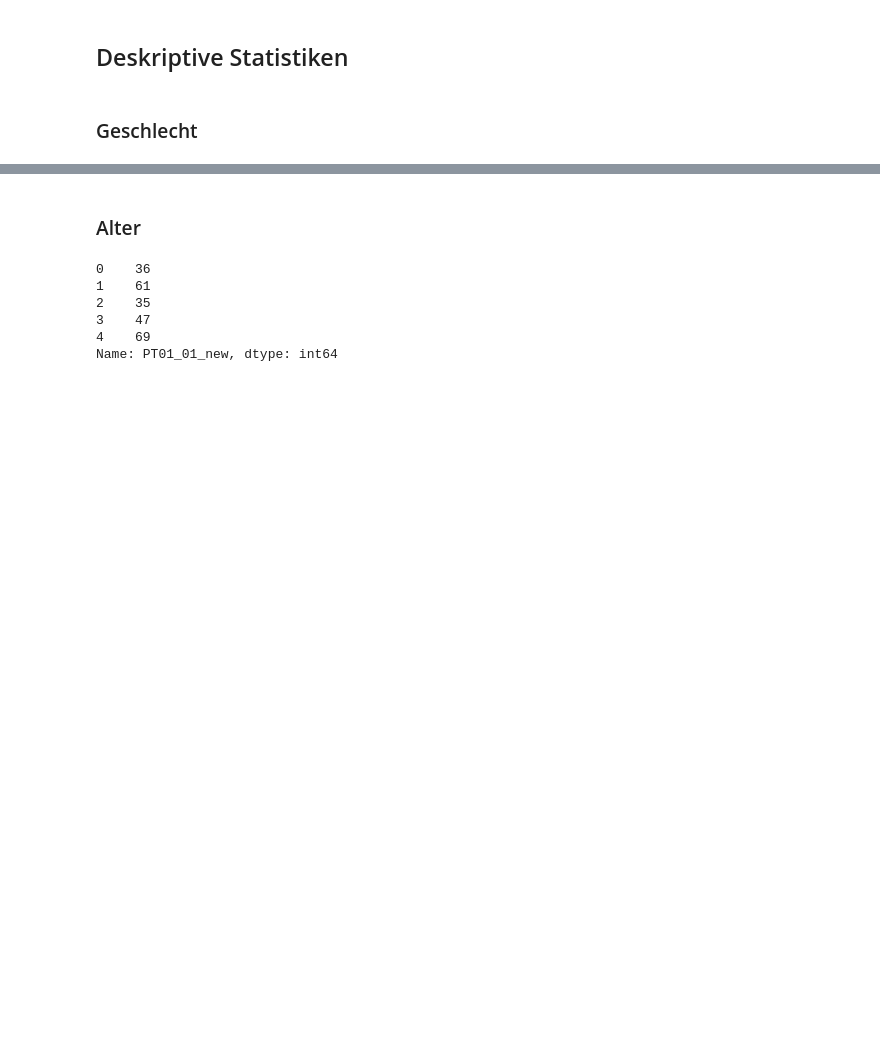
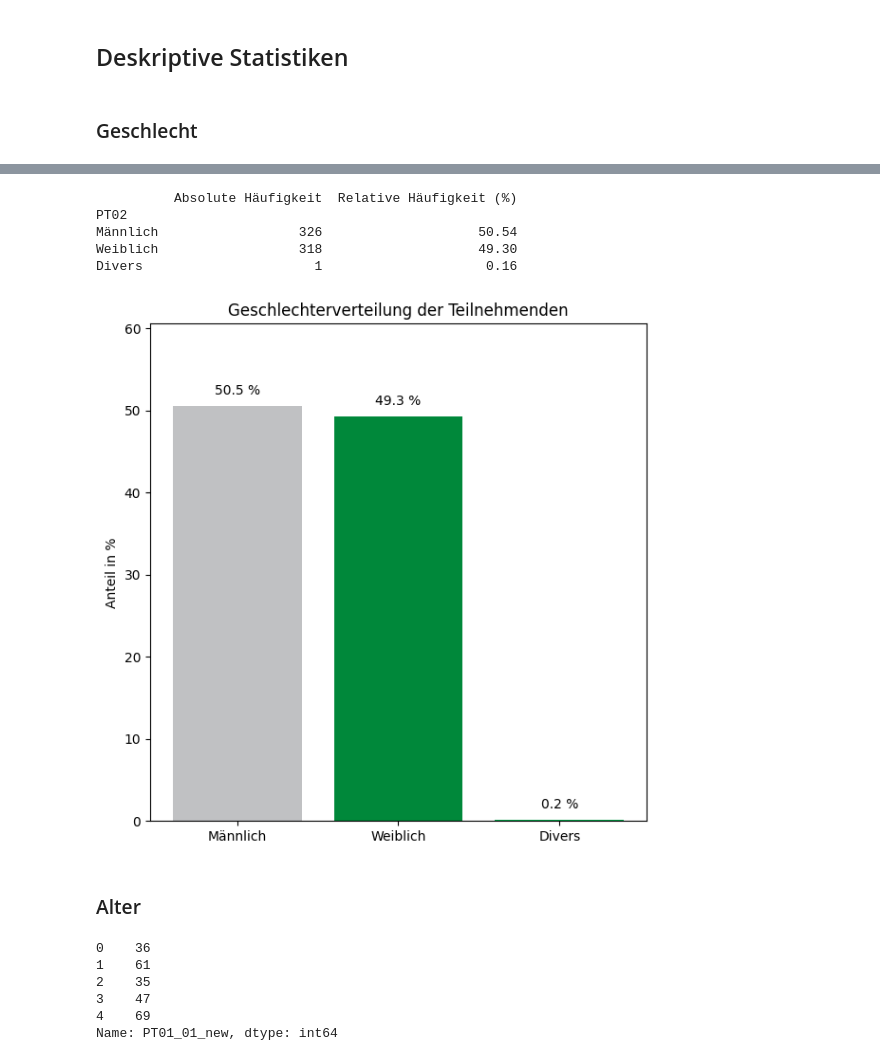
Before and after one commit to lara-polat/KI_Demokratie, a Jupyter notebook: analysis2.ipynb, the cells around one changed output, grey strips where cells are left out. Cells and saved outputs as stored; diff of their text form; code cells hidden in the pictures; blank space fills up the shorter version.

```diff
--- a/analysis2.ipynb
+++ b/analysis2.ipynb
@@ -616,3 +596,48 @@ Divers                      1                     0.16
+# %%
+# Deskriptive Statistiken (Häufigkeiten prozentual und absolut) für das Geschlecht
+absolute = df_masterprojekt1['PT02'].value_counts().sort_index()
+relative = df_masterprojekt1['PT02'].value_counts(normalize=True).sort_index()
+
+haeufigkeitstabelle = pd.DataFrame({
+    'Absolute Häufigkeit': absolute,
+    'Relative Häufigkeit (%)': (relative * 100).round(2)
+})
+
+haeufigkeitstabelle.index = haeufigkeitstabelle.index.map({1: 'Männlich', 2: 'Weiblich', 3: 'Divers'})
+print(haeufigkeitstabelle)
+
+# Balkendiagramm statt Kreisdiagramm
+import matplotlib.pyplot as plt
+
+labels = haeufigkeitstabelle.index.tolist()
+werte = haeufigkeitstabelle['Relative Häufigkeit (%)'].values
+
+x_pos = range(len(labels))
+
+# Farbschema: zwei Grün-Abstufungen + Grau
+farben = ['#C0C1C3', '#00883A', '#00A84A']  # Männlich, Weiblich, Divers
+
+plt.figure(figsize=(6, 6))
+balken = plt.bar(x_pos, werte, color=farben)
+
+# Prozentwerte über den Balken
+for i, v in enumerate(werte):
+    plt.text(i, v + 1, f'{v:.1f} %', ha='center', va='bottom', fontsize=10)
+
+plt.xticks(x_pos, labels)
+plt.ylabel('Anteil in %')
+plt.title('Geschlechterverteilung der Teilnehmenden')
+plt.ylim(0, max(werte) + 10)
+
+plt.tight_layout()
+plt.show()
+# %% [output]
+          Absolute Häufigkeit  Relative Häufigkeit (%)
+PT02
+Männlich                  326                    50.54
+Weiblich                  318                    49.30
+Divers                      1                     0.16
+[figure, added]
 # %% [markdown]
 ### Alter
 # %%
```
Also changed, not shown: parts of 18 cells of this notebook, 1 other file.
